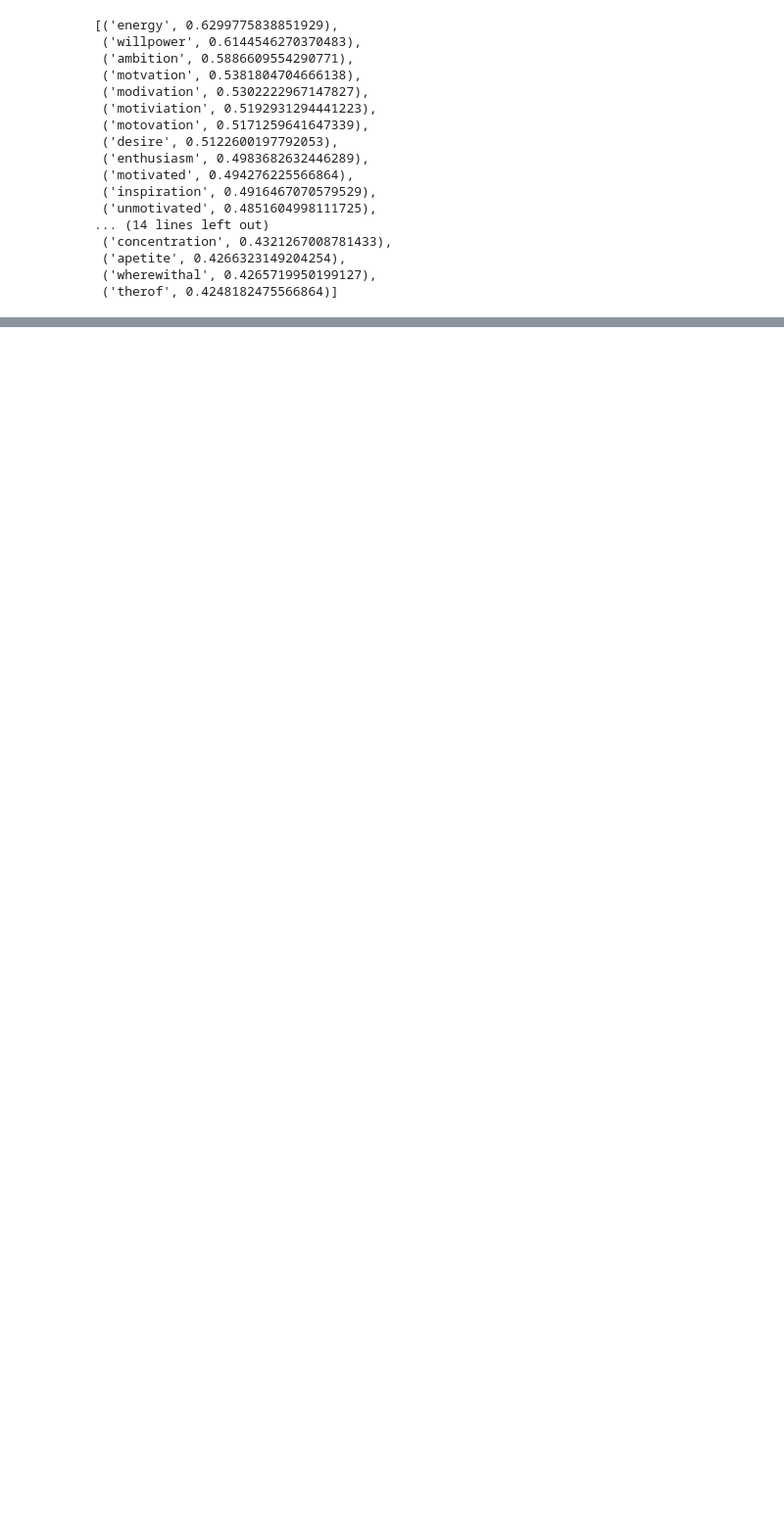
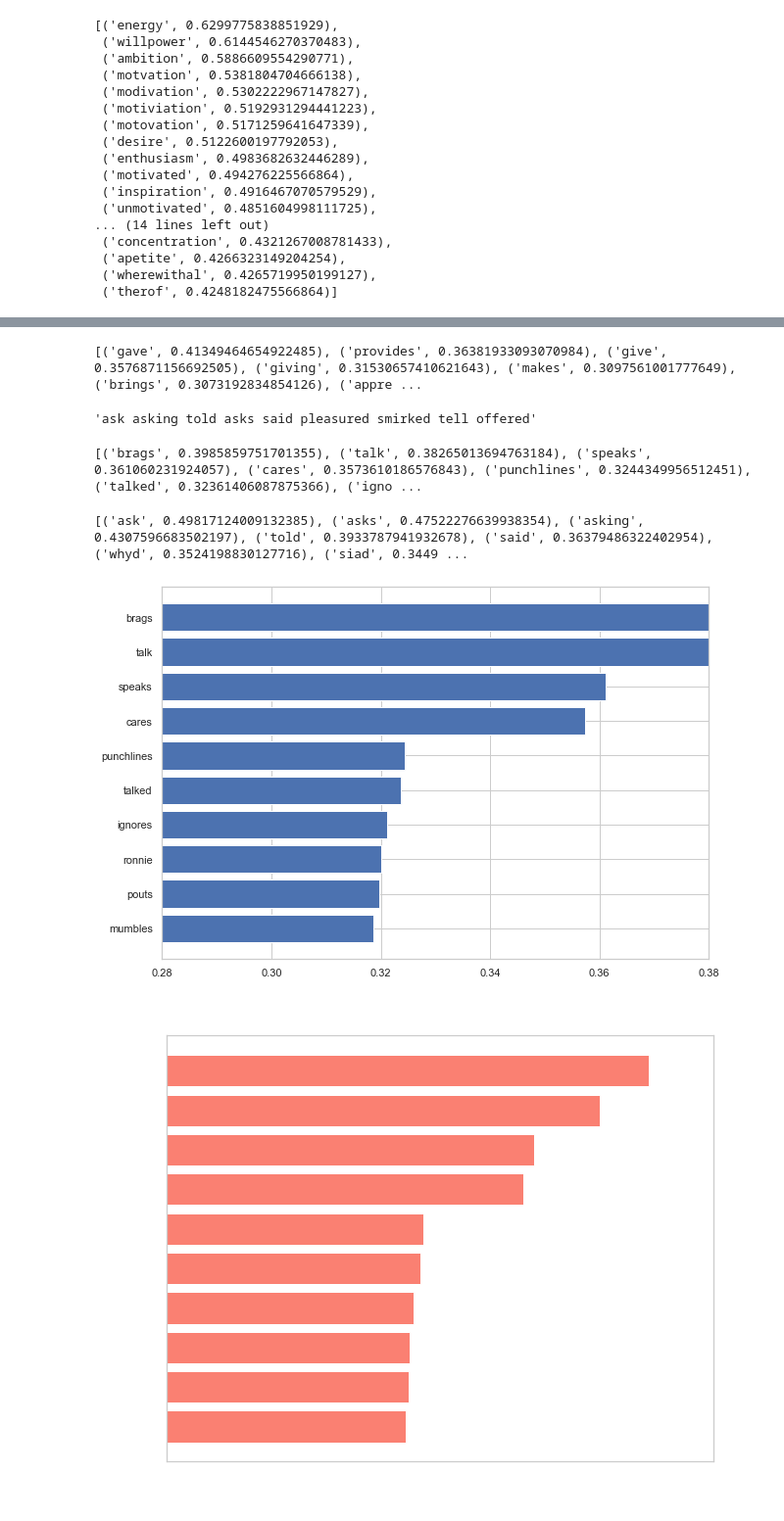
Before and after one commit to dirtylittledirtbike/project_05_v2, a Jupyter notebook: word2vec.ipynb, the cells around one changed output, grey strips where cells are left out. Shown at 98% size. Cells and saved outputs as stored; diff of their text form; code cells hidden in the pictures; blank space fills up the shorter version.

```diff
--- a/word2vec.ipynb
+++ b/word2vec.ipynb
@@ -128,7 +171,7 @@ loss_logger = LossLogger()
 # %%
 # model.save("models/anxiety2vec_full.model")
 # %%
-model = gensim.models.Word2Vec.load("models/anxiety2vec_full.model")
+model1 = gensim.models.Word2Vec.load("models/anxiety2vec_full.model")
 model2 = gensim.models.Word2Vec.load("models/depression2vec_full.model")
 # %%
 model2.wv.most_similar(['motivation'], topn=30)
@@ -152,0 +329,59 @@ model2.wv.most_similar(['motivation'], topn=30)
+# %%
+print(model2.wv.most_similar(positive=['woman', 'gives'], negative=['man'], topn=10))
+# %% [output]
+[('gave', 0.41349464654922485), ('provides', 0.36381933093070984), ('give', 0.3576871156692505), ('giving', 0.31530657410621643), ('makes', 0.3097561001777649), ('brings', 0.3073192834854126), ('appre ...
+# %%
+wt = model1.wv.most_similar(positive=['man', 'asked'], negative=['woman'], topn=9)
+mt = model2.wv.most_similar(positive=['woman', 'asked'], negative=['woman'], topn=10)
+
+wt_words = [w[0] for w in wt]
+a = ' '.join(wt_words)
+a
+# %% [output]
+'ask asking told asks said pleasured smirked tell offered'
+# %%
+print(model2.wv.most_similar(positive=['man', 'talks'], negative=['woman'], topn=10))
+# %% [output]
+[('brags', 0.3985859751701355), ('talk', 0.38265013694763184), ('speaks', 0.361060231924057), ('cares', 0.3573610186576843), ('punchlines', 0.3244349956512451), ('talked', 0.32361406087875366), ('igno ...
+# %%
+print(model2.wv.most_similar(positive=['man', 'asked'], negative=['woman'], topn=12))
+# %% [output]
+[('ask', 0.49817124009132385), ('asks', 0.47522276639938354), ('asking', 0.4307596683502197), ('told', 0.3933787941932678), ('said', 0.36379486322402954), ('whyd', 0.3524198830127716), ('siad', 0.3449 ...
+# %%
+a = model2.wv.most_similar(positive=['girl', 'man'], negative=['boy'], topn=1)
+b = model2.wv.most_similar(positive=['good', 'sad'], negative=['bad'], topn=1)
+# print(model2.wv.most_similar(positive=['america', 'japan'], negative=['comics'], topn=10))
+c = model1.wv.most_similar(positive=['anime', 'usa'], negative=['japan'], topn=10)
+print()
+d = model1.wv.most_similar(positive=['manga', 'america'], negative=['japan'], topn=13)
+e = model2.wv.most_similar(positive=['appetite', 'ssris'], negative=['adderall'],topn=1)
+
+
+wt = model2.wv.most_similar(positive=['woman', 'talks'], negative=['man'], topn=10)
+mt = model2.wv.most_similar(positive=['man', 'talks'], negative=['woman'], topn=10)
+
+funny_list = [[item[0], round(item[1], 4)] for item in mt]
+funny_list2 = funny_list[::-1]
+# arr = np.array(funny_list2)
+x = [item[0] for item in funny_list2]
+y = [item[1] for item in funny_list2]
+
+# x = arr[:,0]
+# y= arr[:,1]
+plt.figure(figsize=[10, 7])
+plt.xlim([.28, .38])
+plt.barh(x, y)
+
+
+fig, ax = plt.subplots(figsize=[10, 8])
+plt.title('Man - Woman + Talks\n', color='white', fontsize=13)
+ax.barh(x, y, color = 'salmon')
+plt.xlabel('Cosine Similarity', fontsize=12, color='white', fontname='Osaka')
+plt.grid(False)
+plt.xlim([.24, .42])
+ax.axes.tick_params(axis="y", colors='white', labelsize=12)
+ax.axes.tick_params(axis="x", colors="white", labelsize=12)
+plt.savefig('MARKIPLIER.png', transparent=True, dpi=300)
+# %% [output]
+[figure, added]
+[figure, added]
```
Also changed, not shown: parts of 140 cells of this notebook, 2 other files.
